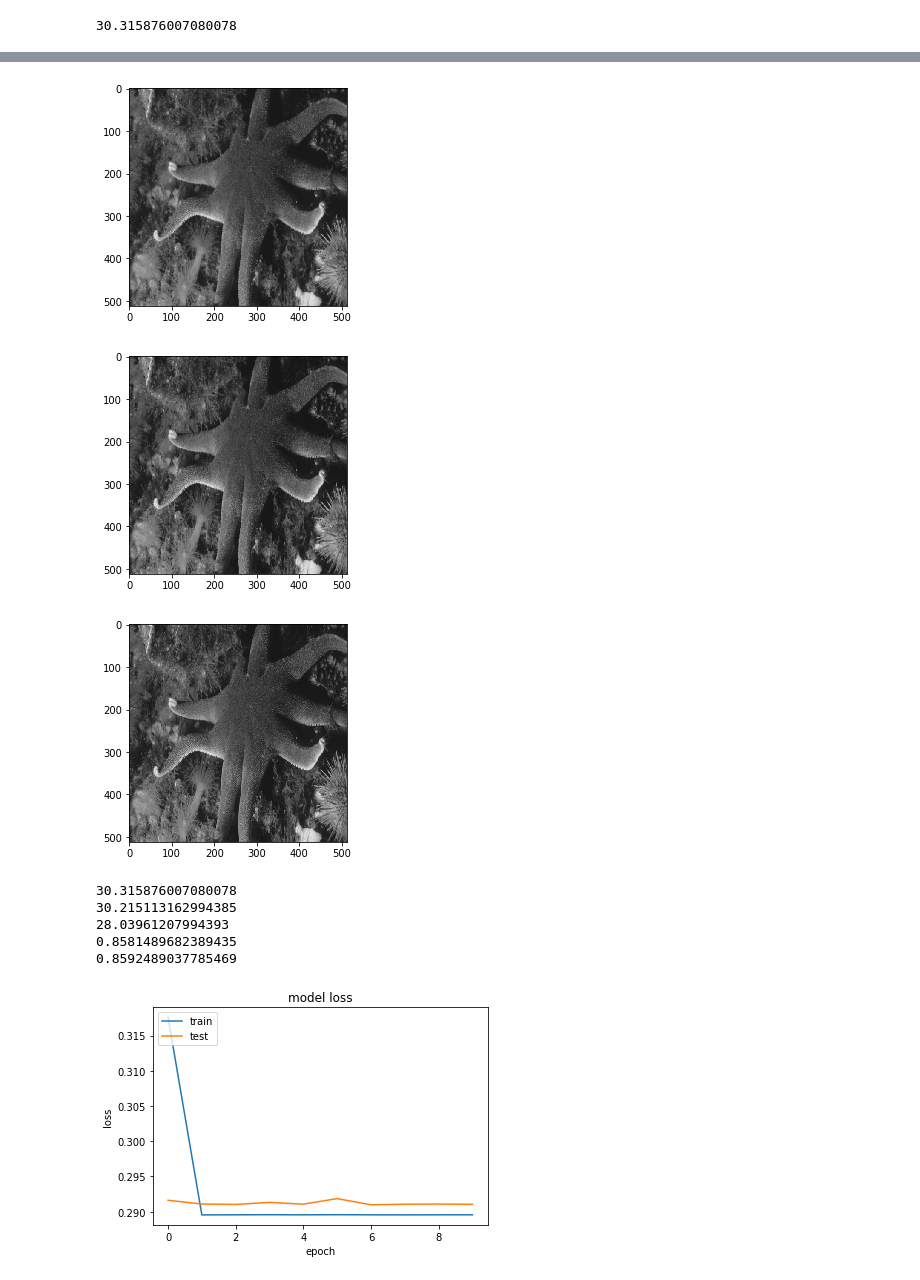
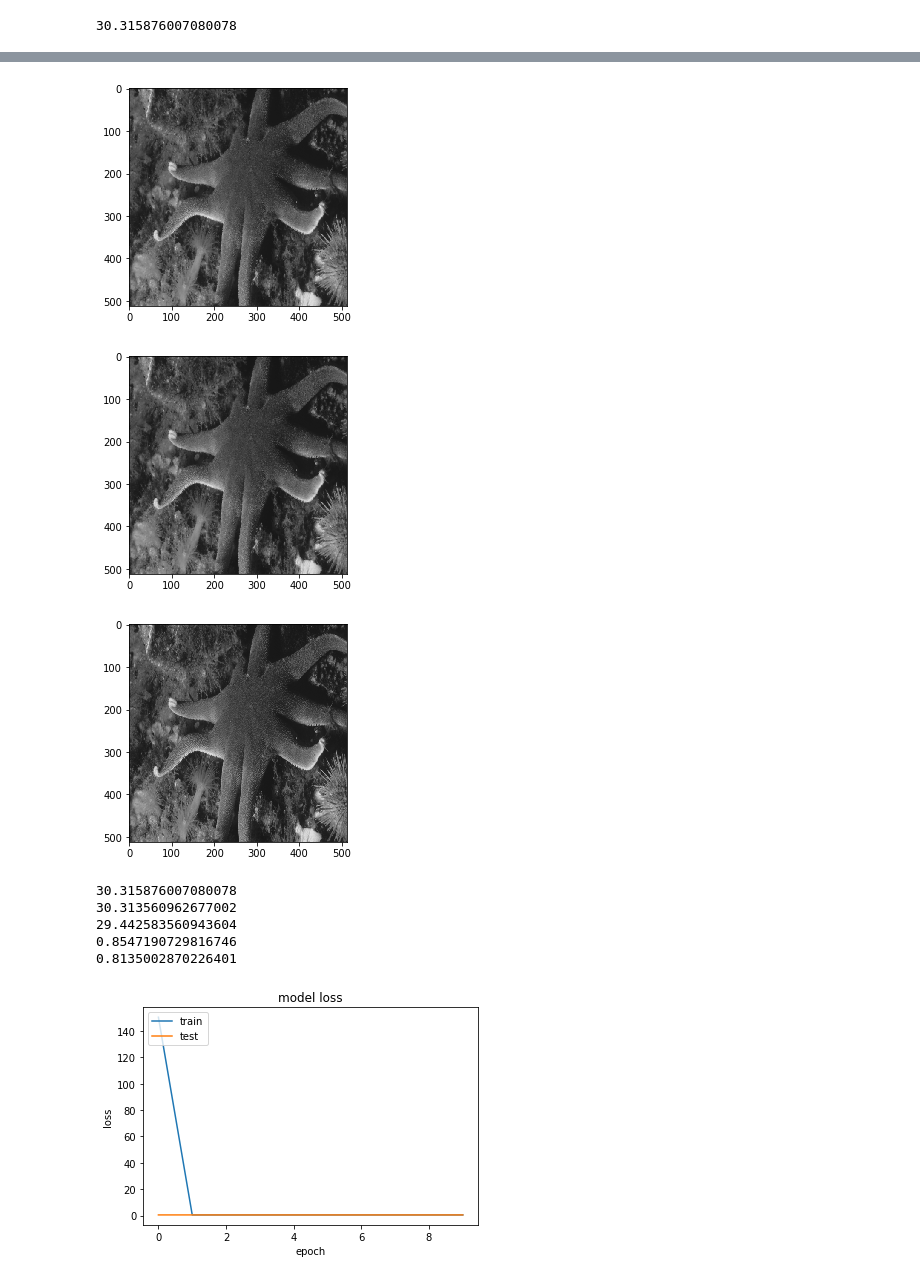
Before and after one commit to tomsan61065/DL, a Jupyter notebook: imageNoise/imageNoiseTrain-afterGAUSS-newModel.ipynb, the cells around one changed output, grey strips where cells are left out. Cells and saved outputs as stored; diff of their text form; code cells hidden in the pictures.

```diff
--- a/imageNoise/imageNoiseTrain-afterGAUSS-newModel.ipynb
+++ b/imageNoise/imageNoiseTrain-afterGAUSS-newModel.ipynb
@@ -83,11 +84,14 @@ def printHistory(history):
     plt.legend(['train', 'test'], loc='upper left')
     plt.show()
 # %%
+
+
+
+
+
 """
     resNet50 model
-
-    https://github.com/keras-team/keras-applications/blob/master/keras_applications/resnet50.py
-    https://keras.io/applications/#resnet
+    loading weight
 """
 import os
 import warnings
@@ -319,10 +323,6 @@ def ResNet50(include_top=True,
     x = identity_block(x, 3, [256, 256, 1024], stage=4, block='e')
     x = identity_block(x, 3, [256, 256, 1024], stage=4, block='f')
 
-    x = conv_block(x, 3, [512, 512, 2048], stage=5, block='a')
-    x = identity_block(x, 3, [512, 512, 2048], stage=5, block='b')
-    x = identity_block(x, 3, [512, 512, 2048], stage=5, block='c')
-
     if include_top:
         x = layers.GlobalAveragePooling2D(name='avg_pool')(x)
         x = layers.Dense(classes, activation='softmax', name='fc1000')(x)
@@ -358,7 +358,7 @@ def ResNet50(include_top=True,
                 WEIGHTS_PATH_NO_TOP,
                 cache_subdir='models',
                 md5_hash='a268eb855778b3df3c7506639542a6af')
-        model.load_weights(weights_path)
+        model.load_weights(weights_path,  by_name=True)
         if backend.backend() == 'theano':
             keras_utils.convert_all_kernels_in_model(model)
     elif weights is not None:
@@ -390,9 +390,6 @@ def customLoss(layer):
 #tensorflow mse
 #https://www.tensorflow.org/api_docs/python/tf/losses/mean_squared_error
 
-#addloss
-#https://stackoverflow.com/questions/50063613/add-loss-function-in-keras
-
 #https://stackoverflow.com/questions/50124158/keras-loss-function-with-additional-dynamic-parameter
 """
 https://www.mathworks.com/matlabcentral/answers/231932-is-this-how-to-calculate-mean-square-error-for-two-images
@@ -413,10 +410,9 @@ def MSE_Plus_SSIM(y_true, y_pred):
     #return K.mean(K.square(y_pred - y_true), axis=-1) + DSSIMObjective(y_true, y_pred)
     return (1.0 - tf.image.ssim(y_pred, y_true, 1.0)) + K.mean(K.square(y_pred - y_true))
 
-def MSE_Plus_SSIM_Loss(y_true, y_pred, y_true_16, y_true_32, y_true_64, y_true_128, y_true_256, y_pred_16, y_pred_32, y_pred_64, y_pred_128, y_pred_256):
+def MSE_Plus_SSIM_Loss(y_true, y_pred, y_true_32, y_true_64, y_true_128, y_true_256, y_pred_32, y_pred_64, y_pred_128, y_pred_256):
     loss = (
         (1.0 - tf.image.ssim(y_pred, y_true, 1.0))
-        + (1.0 - tf.image.ssim(y_pred_16, y_true_16, 1.0))
         + (1.0 - tf.image.ssim(y_pred_32, y_true_32, 1.0))
         + (1.0 - tf.image.ssim(y_pred_64, y_true_64, 1.0))
         + (1.0 - tf.image.ssim(y_pred_128, y_true_128, 1.0))
@@ -425,7 +421,6 @@ def MSE_Plus_SSIM_Loss(y_true, y_pred, y_true_16, y_true_32, y_true_64, y_true_1
 
     loss2 = (
         K.mean(K.square(y_pred - y_true))
-        + K.mean(K.square(y_pred_16 - y_true_16))
         + K.mean(K.square(y_pred_32 - y_true_32))
         + K.mean(K.square(y_pred_64 - y_true_64))
         + K.mean(K.square(y_pred_128 - y_true_128))
@@ -623,5 +612,5 @@ print(PSNR(y_train[1], X_train[1]) )
 # %%
-modelCheck = ModelCheckpoint('backbone_{epoch:04d}.h5', save_weights_only=True, save_best_only=True)
+modelCheck = ModelCheckpoint('backbone_afterGauss_{epoch:04d}.h5', save_weights_only=True, save_best_only=True)
 #keras.callbacks.EarlyStopping(monitor='val_loss', min_delta=0, patience=0, verbose=0, mode='auto', baseline=None, restore_best_weights=False)
 earlyStop = EarlyStopping(monitor='val_loss', patience=20)
 history = History()
@@ -658,7 +647,7 @@ score = resNet50.evaluate([X, dataY], verbose=0)
 print('Train loss:', score[0])
 print('Train accuracy:', score[1])
 """
-result = resNet50.predict([X, dataY])
+result = resNet50.predict([X[:10], dataY[:10]])
 X_train = X
 y_train = dataY
 img = X_train[1]
@@ -669,39 +658,39 @@ img = result[1]
 plt.imshow(img)
 plt.show()
 img = y_train[1]
 plt.imshow(img)
 plt.show()
 print(PSNR(y_train[1], X_train[1]) )
 print(PSNR(y_train[1], result[1]) )
 
 totalPSNR = 0
-for i in range(2800):
+for i in range(10):
     totalPSNR += PSNR(y_train[i], result[i])
 #print(totalPSNR)
-print(totalPSNR / 2800)
+print(totalPSNR / 10)
 
 totalSSIM = 0
-for i in range(2800):
+for i in range(10):
     totalSSIM += SSIM(y_train[i], result[i], 1.0, multichannel=True)
 #print(totalSSIM)
 print(SSIM(y_train[1], result[1], 1.0, multichannel=True))
-print(totalSSIM / 2800)
+print(totalSSIM / 10)
 
 # summarize history for loss
 plt.plot(history.history['loss'])
 plt.plot(history.history['val_loss'])
 plt.title('model loss')
 plt.ylabel('loss')
 plt.xlabel('epoch')
 plt.legend(['train', 'test'], loc='upper left')
 plt.show()
 # %% [output]
 [figure]
 [figure]
 [figure]
 30.315876007080078
-30.215113162994385
-28.03961207994393
-0.8581489682389435
-0.8592489037785469
+30.313560962677002
+29.442583560943604
+0.8547190729816746
+0.8135002870226401
-[figure, old version]
+[figure, new version]
```
Also changed, not shown: parts of 5 cells of this notebook.
